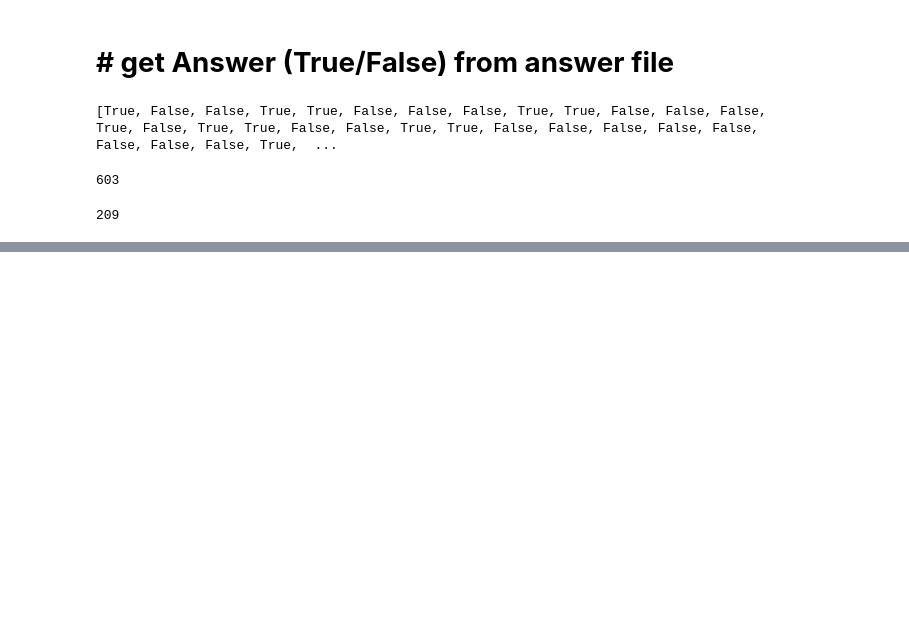
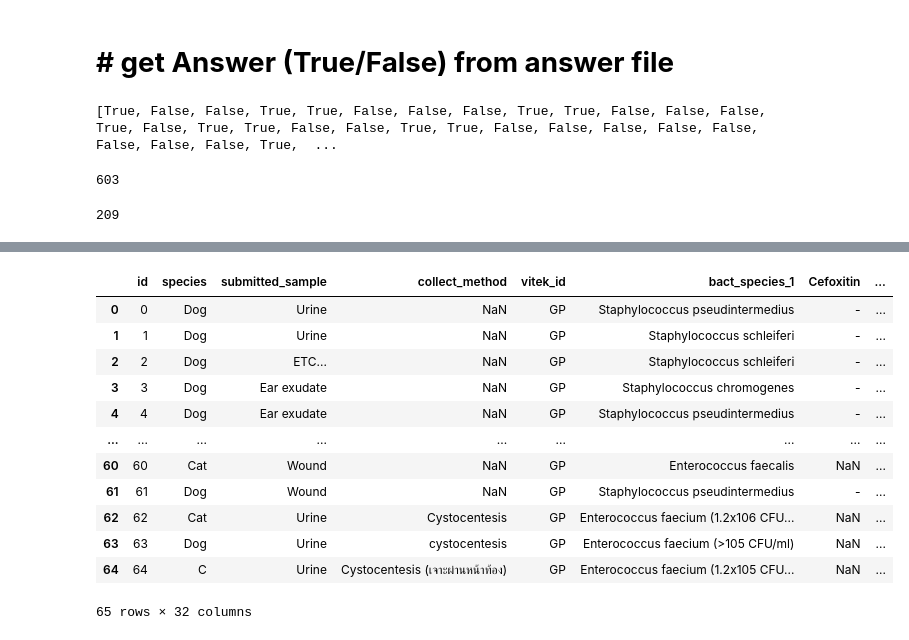
Before and after one commit to taletalesarb/Dog-and-Cat-Lab-test-to-medicine-recommendation, a Jupyter notebook: Cefovecin_decisionTree.ipynb, the cells around one changed output, grey strips where cells are left out. Saved outputs shown, nothing was run; the diff lists cells and outputs as text; code cells hidden in the pictures; blank space fills up the shorter version.

```diff
--- a/Cefovecin_decisionTree.ipynb
+++ b/Cefovecin_decisionTree.ipynb
@@ -708,0 +1349,18 @@ Unknow
+# %%
+indata['submitted_sample']=sample_Collect
+# %%
+indata
+# %% [output]
+|  | id | species | submitted_sample | collect_method | vitek_id | bact_species_1 | Cefoxitin | ... |
+| 0 | 0 | Dog | Urine | NaN | GP | Staphylococcus pseudintermedius | - | ... |
+| 1 | 1 | Dog | Urine | NaN | GP | Staphylococcus schleiferi | - | ... |
+| 2 | 2 | Dog | ETC... | NaN | GP | Staphylococcus schleiferi | - | ... |
+| 3 | 3 | Dog | Ear exudate | NaN | GP | Staphylococcus chromogenes | - | ... |
+| 4 | 4 | Dog | Ear exudate | NaN | GP | Staphylococcus pseudintermedius | - | ... |
+| ... | ... | ... | ... | ... | ... | ... | ... | ... |
+| 60 | 60 | Cat | Wound | NaN | GP | Enterococcus faecalis | NaN | ... |
+| 61 | 61 | Dog | Wound | NaN | GP | Staphylococcus pseudintermedius | - | ... |
+| 62 | 62 | Cat | Urine | Cystocentesis | GP | Enterococcus faecium (1.2x106 CFU... | NaN | ... |
+| 63 | 63 | Dog | Urine | cystocentesis | GP | Enterococcus faecium (>105 CFU/ml) | NaN | ... |
+| 64 | 64 | C | Urine | Cystocentesis (เจาะผ่านหน้าท้อง) | GP | Enterococcus faecium (1.2x105 CFU... | NaN | ... |
+65 rows × 32 columns
```
Also changed, not shown: parts of 10 cells of this notebook.
